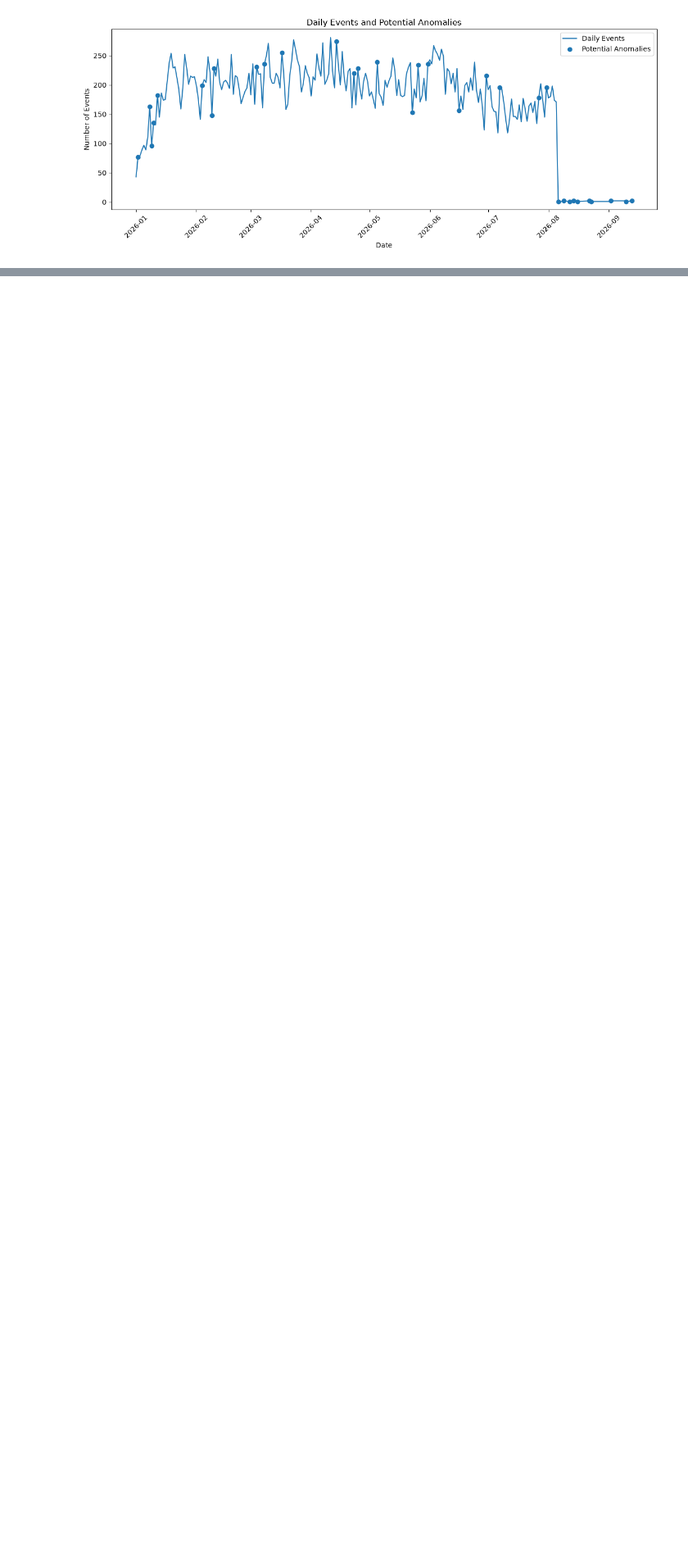
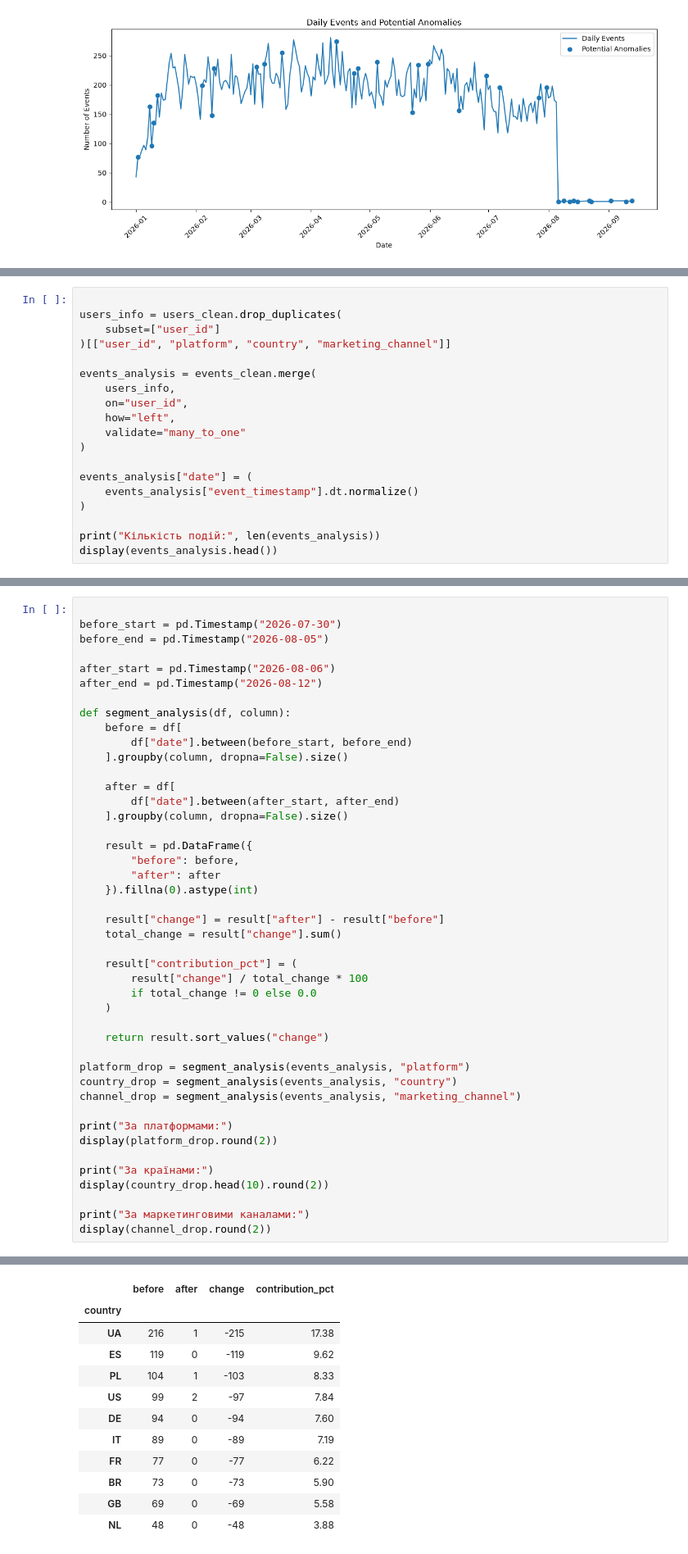
Before and after one commit to aylvtsa/AI-Analytics-Assistant-Lab4, a Jupyter notebook: Лаба4_Яловіца.ipynb, the cells around one changed output, grey strips where cells are left out. Shown at 82% size. Drawn from its saved outputs; the diff is of its cells as text; blank space fills up the shorter version.

```diff
--- a/Лаба4_Яловіца.ipynb
+++ b/Лаба4_Яловіца.ipynb
@@ -913,0 +915,19 @@ Gemini аналізує зміни активності...
+# %%
+
+users_info = users_clean.drop_duplicates(
+    subset=["user_id"]
+)[["user_id", "platform", "country", "marketing_channel"]]
+
+events_analysis = events_clean.merge(
+    users_info,
+    on="user_id",
+    how="left",
+    validate="many_to_one"
+)
+
+events_analysis["date"] = (
+    events_analysis["event_timestamp"].dt.normalize()
+)
+
+print("Кількість подій:", len(events_analysis))
+display(events_analysis.head())
@@ -913,0 +942,45 @@ Gemini аналізує зміни активності...
+# %%
+
+before_start = pd.Timestamp("2026-07-30")
+before_end = pd.Timestamp("2026-08-05")
+
+after_start = pd.Timestamp("2026-08-06")
+after_end = pd.Timestamp("2026-08-12")
+
+def segment_analysis(df, column):
+    before = df[
+        df["date"].between(before_start, before_end)
+    ].groupby(column, dropna=False).size()
+
+    after = df[
+        df["date"].between(after_start, after_end)
+    ].groupby(column, dropna=False).size()
+
+    result = pd.DataFrame({
+        "before": before,
+        "after": after
+    }).fillna(0).astype(int)
+
+    result["change"] = result["after"] - result["before"]
+    total_change = result["change"].sum()
+
+    result["contribution_pct"] = (
+        result["change"] / total_change * 100
+        if total_change != 0 else 0.0
+    )
+
+    return result.sort_values("change")
+
+platform_drop = segment_analysis(events_analysis, "platform")
+country_drop = segment_analysis(events_analysis, "country")
+channel_drop = segment_analysis(events_analysis, "marketing_channel")
+
+print("За платформами:")
+display(platform_drop.round(2))
+
+print("За країнами:")
+display(country_drop.head(10).round(2))
+
+print("За маркетинговими каналами:")
+display(channel_drop.round(2))
+# %% [output]
@@ -913,0 +994,12 @@ Gemini аналізує зміни активності...
+|  | before | after | change | contribution_pct |
+| country |  |  |  |  |
+| UA | 216 | 1 | -215 | 17.38 |
+| ES | 119 | 0 | -119 | 9.62 |
+| PL | 104 | 1 | -103 | 8.33 |
+| US | 99 | 2 | -97 | 7.84 |
+| DE | 94 | 0 | -94 | 7.60 |
+| IT | 89 | 0 | -89 | 7.19 |
+| FR | 77 | 0 | -77 | 6.22 |
+| BR | 73 | 0 | -73 | 5.90 |
+| GB | 69 | 0 | -69 | 5.58 |
+| NL | 48 | 0 | -48 | 3.88 |
```
Also changed, not shown: parts of 14 cells of this notebook, 3 other files.
